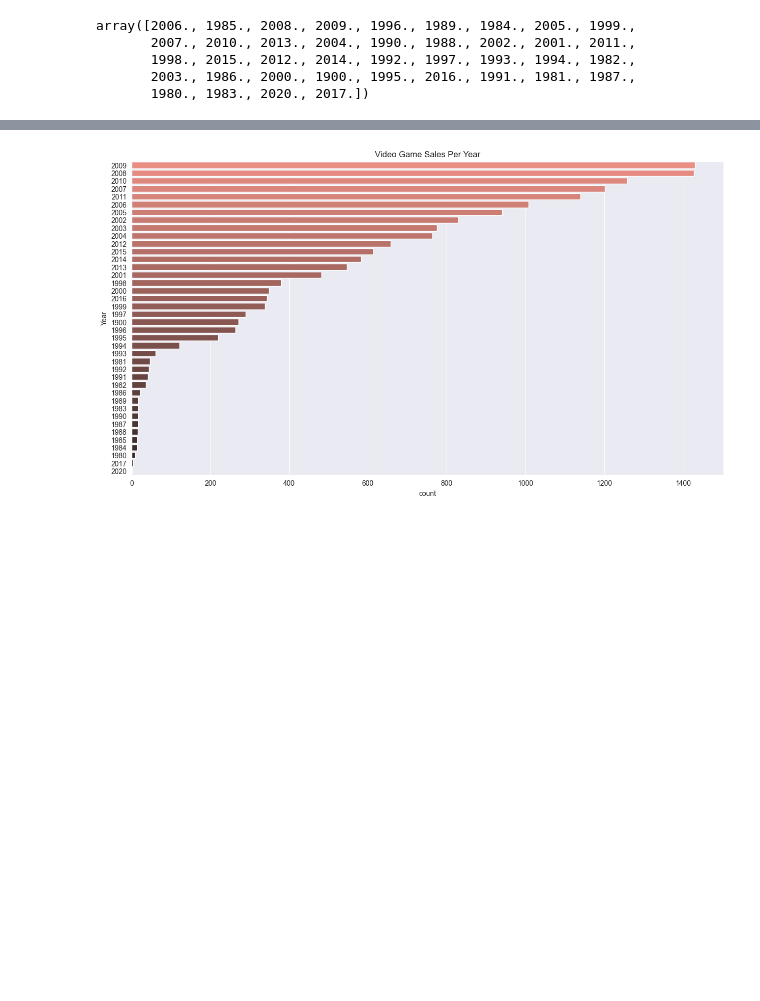
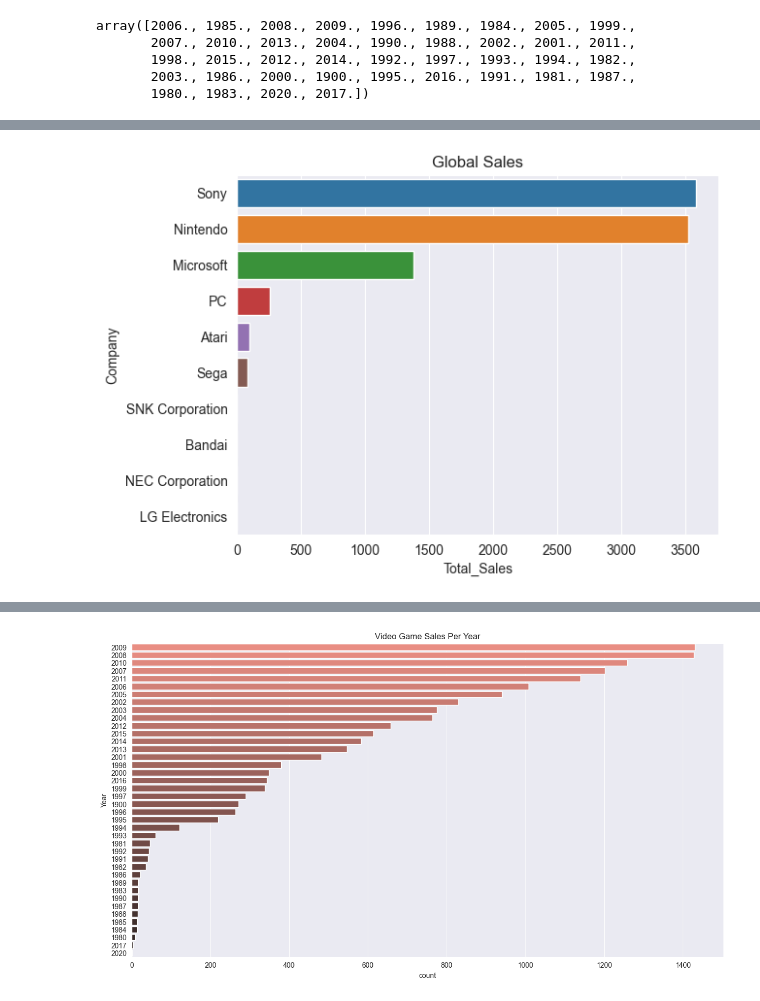
Before and after one commit to roberdd/Video_Game_Sales_Analysis, a Jupyter notebook: Video_Game_Sales_Analysis.ipynb, the cells around one changed output, grey strips where cells are left out. Drawn from its saved outputs; the diff is of its cells as text; code cells hidden in the pictures; blank space fills up the shorter version.

Commit message:
WIP (Making Charts)

```diff
--- a/Video_Game_Sales_Analysis.ipynb
+++ b/Video_Game_Sales_Analysis.ipynb
@@ -117,9 +119,10 @@ vgs.describe(include="all")
 # display(vgs[vgs["Platform"]=="PC"])
 # %%
 # Map companies by platform
+print("This are the unique platforms in the column platform: ")
 for platform in vgs.Platform.unique():
     print(platform, end=" ")
-
+print("______")
 company = {
     "Wii" : "Nintendo",
     "NES": "Nintendo",
@@ -154,5 +157,6 @@ company = {
     "PCFX" : "NEC Corporation"
 }
 vgs["Company"] = vgs["Platform"].map(company)
+vgs["Company"] = vgs["Company"].astype("category")
 vgs.head()
 # %% [output]
@@ -165,0 +183,5 @@ Wii NES GB DS X360 PS3 PS2 SNES GBA 3DS PS4 N64 PS XB PC 2600 PSP XOne GC WiiU G
+# %%
+total_sales = vgs.pivot_table(index="Genre", columns="Company", values="Global_Sales", aggfunc="sum").sum().sort_values(ascending=False)
+total_sales = total_sales.reset_index()
+total_sales.columns = ["Company", "Total_Sales"]
+total_sales
@@ -165,0 +200,7 @@ Wii NES GB DS X360 PS3 PS2 SNES GBA 3DS PS4 N64 PS XB PC 2600 PSP XOne GC WiiU G
+# %%
+# By Copmpany
+sns.barplot(x="Total_Sales", y="Company", data=total_sales, order=total_sales["Company"])
+plt.title("Global Sales")
+plt.show()
+# %% [output]
+[figure, added]
```
Also changed, not shown: parts of 14 cells of this notebook.
